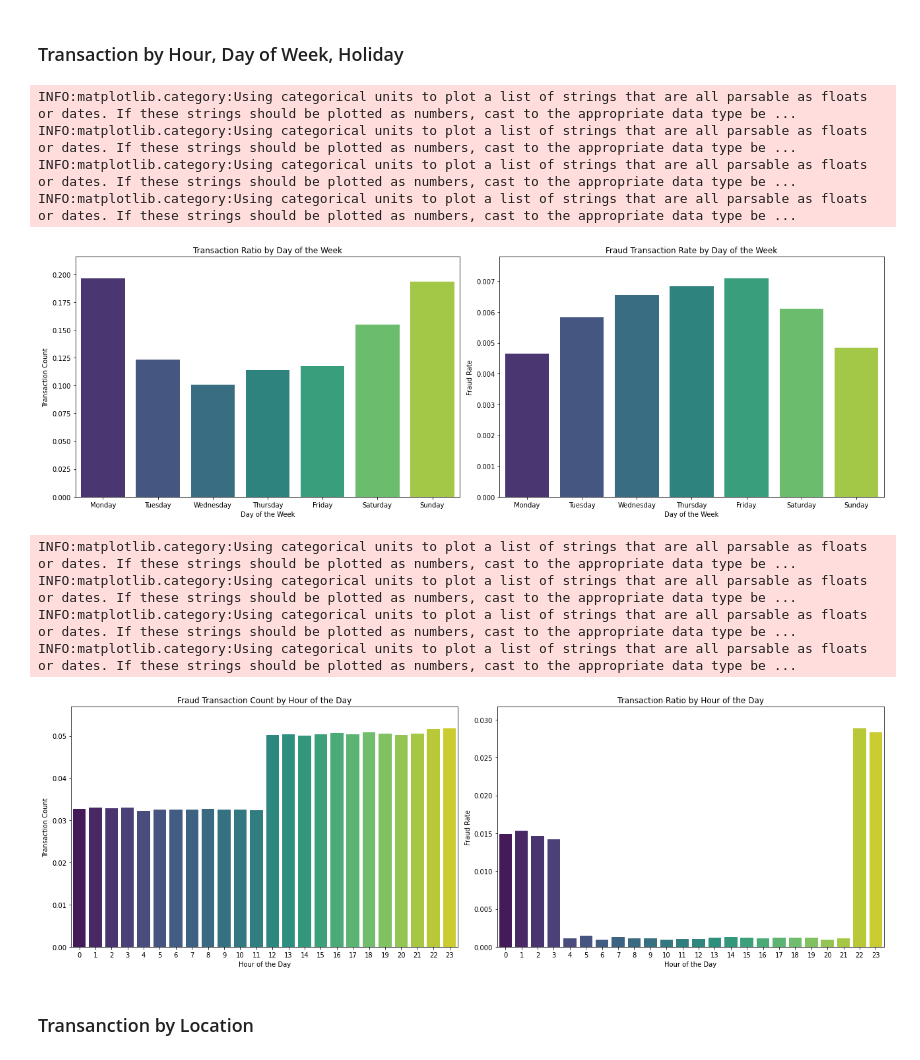
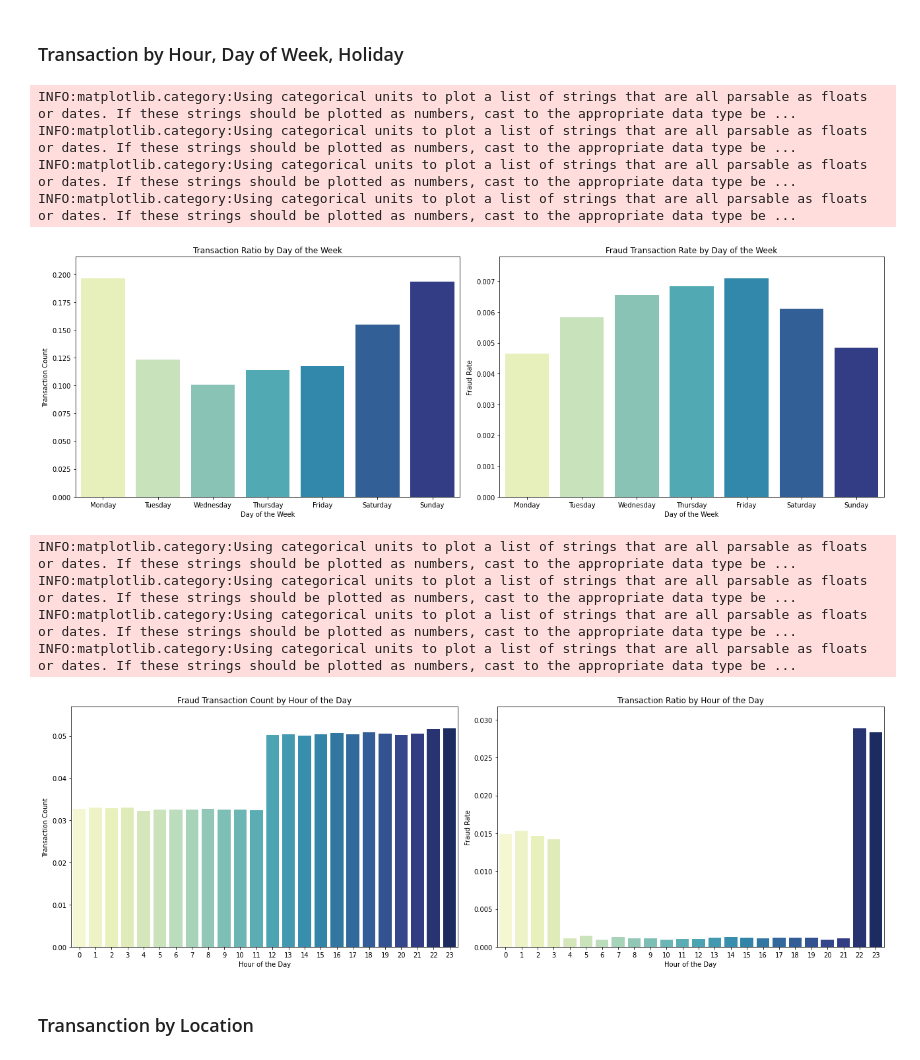
Before and after one commit to ichbinlan99/Fraud-Detection-TR, a Jupyter notebook: notebooks/EDA.ipynb, the cells around one changed output. Saved outputs shown, nothing was run; the diff lists cells and outputs as text; code cells hidden in the pictures.

```diff
--- a/notebooks/EDA.ipynb
+++ b/notebooks/EDA.ipynb
@@ -128,36 +157,36 @@ transaction_by_day = df.groupby("transaction_day_of_week")['trans_num'].count().
 transaction_by_day["trans_num"] = transaction_by_day["trans_num"] / transaction_by_day["trans_num"].sum()
 fraud_rate_by_day = df.groupby("transaction_day_of_week")['is_fraud'].mean().reset_index()
 
 # Set up the figure and axes
 fig, axes = plt.subplots(1, 2, figsize=(18, 6), sharex=True)
 
 # Plot Transaction Count by Day of the Week
-sns.barplot(data=transaction_by_day, x="transaction_day_of_week", y="trans_num", palette="viridis", ax=axes[0])
+sns.barplot(data=transaction_by_day, x="transaction_day_of_week", y="trans_num", palette="YlGnBu", ax=axes[0])
 axes[0].set_title("Transaction Ratio by Day of the Week")
 axes[0].set_xlabel("Day of the Week")
 axes[0].set_ylabel("Transaction Count")
 axes[0].set_xticks(transaction_by_day["transaction_day_of_week"])
 axes[0].set_xticklabels(["Monday", "Tuesday", "Wednesday", "Thursday", "Friday", "Saturday", "Sunday"])
 axes[0].set_ylim(0, transaction_by_day["trans_num"].max() * 1.1)
 
 # Plot Fraud Rate by Day of the Week
-sns.barplot(data=fraud_rate_by_day, x="transaction_day_of_week", y="is_fraud", palette="viridis", ax=axes[1])
+sns.barplot(data=fraud_rate_by_day, x="transaction_day_of_week", y="is_fraud", palette="YlGnBu", ax=axes[1])
 axes[1].set_title("Fraud Transaction Rate by Day of the Week")
 axes[1].set_xlabel("Day of the Week")
 axes[1].set_ylabel("Fraud Rate")
 axes[1].set_xticks(fraud_rate_by_day["transaction_day_of_week"])
 axes[1].set_xticklabels(["Monday", "Tuesday", "Wednesday", "Thursday", "Friday", "Saturday", "Sunday"])
 axes[1].set_ylim(0, fraud_rate_by_day["is_fraud"].max() * 1.1)
 
 # Adjust layout
 plt.tight_layout()
 plt.show()
 # %% [output]
 INFO:matplotlib.category:Using categorical units to plot a list of strings that are all parsable as floats or dates. If these strings should be plotted as numbers, cast to the appropriate data type be ...
 INFO:matplotlib.category:Using categorical units to plot a list of strings that are all parsable as floats or dates. If these strings should be plotted as numbers, cast to the appropriate data type be ...
 INFO:matplotlib.category:Using categorical units to plot a list of strings that are all parsable as floats or dates. If these strings should be plotted as numbers, cast to the appropriate data type be ...
 INFO:matplotlib.category:Using categorical units to plot a list of strings that are all parsable as floats or dates. If these strings should be plotted as numbers, cast to the appropriate data type be ...
-[figure, old version]
+[figure, new version]
 # %%
 transaction_by_hour_count = df.groupby("transaction_hour")["is_fraud"].count().reset_index()
 transaction_by_hour_count["is_fraud"] = transaction_by_hour_count["is_fraud"] / transaction_by_hour_count["is_fraud"].sum()
@@ -166,7 +195,7 @@ fraud_rate_by_hour = df.groupby("transaction_hour")["is_fraud"].mean().reset_ind
 # Set up the figure and axes
 fig, axes = plt.subplots(1, 2, figsize=(18, 6), sharex=True)
 
-sns.barplot(data=transaction_by_hour_count, x="transaction_hour", y="is_fraud", palette="viridis", ax=axes[0])
+sns.barplot(data=transaction_by_hour_count, x="transaction_hour", y="is_fraud", palette="YlGnBu", ax=axes[0])
 axes[0].set_title("Fraud Transaction Count by Hour of the Day")
 axes[0].set_xlabel("Hour of the Day")
 axes[0].set_ylabel("Transaction Count")
@@ -176,7 +205,7 @@ axes[0].set_ylim(0, transaction_by_hour_count["is_fraud"].max() * 1.1)
 
 # Plot Fraud Transaction Rate by Hour of the Day
 fraud_rate_by_hour_mean = df.groupby("transaction_hour")["is_fraud"].mean().reset_index()
-sns.barplot(data=fraud_rate_by_hour_mean, x="transaction_hour", y="is_fraud", palette="viridis", ax=axes[1])
+sns.barplot(data=fraud_rate_by_hour_mean, x="transaction_hour", y="is_fraud", palette="YlGnBu", ax=axes[1])
 axes[1].set_title("Transaction Ratio by Hour of the Day")
 axes[1].set_xlabel("Hour of the Day")
 axes[1].set_ylabel("Fraud Rate")
@@ -191,7 +220,7 @@ INFO:matplotlib.category:Using categorical units to plot a list of strings that
 INFO:matplotlib.category:Using categorical units to plot a list of strings that are all parsable as floats or dates. If these strings should be plotted as numbers, cast to the appropriate data type be ...
 INFO:matplotlib.category:Using categorical units to plot a list of strings that are all parsable as floats or dates. If these strings should be plotted as numbers, cast to the appropriate data type be ...
 INFO:matplotlib.category:Using categorical units to plot a list of strings that are all parsable as floats or dates. If these strings should be plotted as numbers, cast to the appropriate data type be ...
-[figure, old version]
+[figure, new version]
 # %% [markdown]
 ### Transanction by Location
 # %%
```
Also changed, not shown: parts of 17 cells of this notebook, 13 other files.
